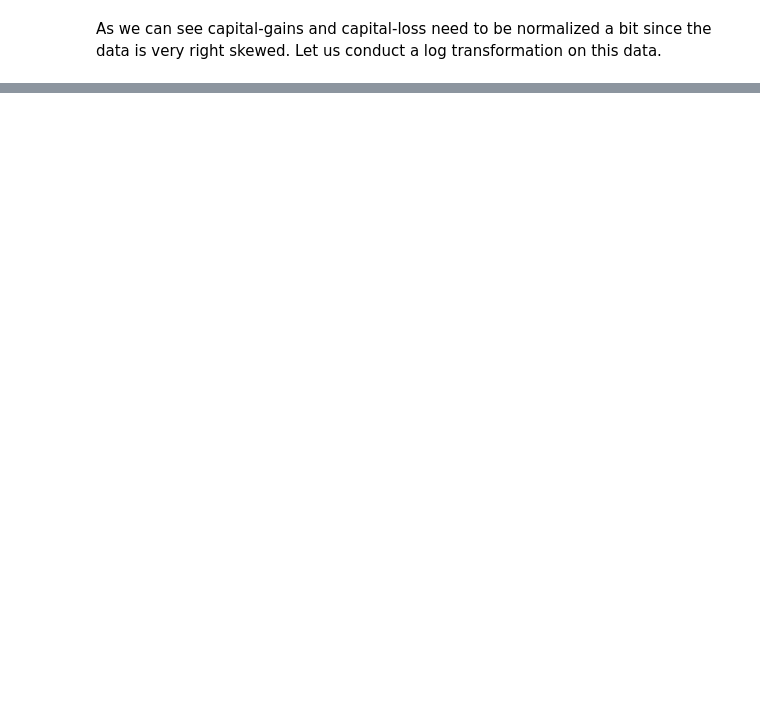
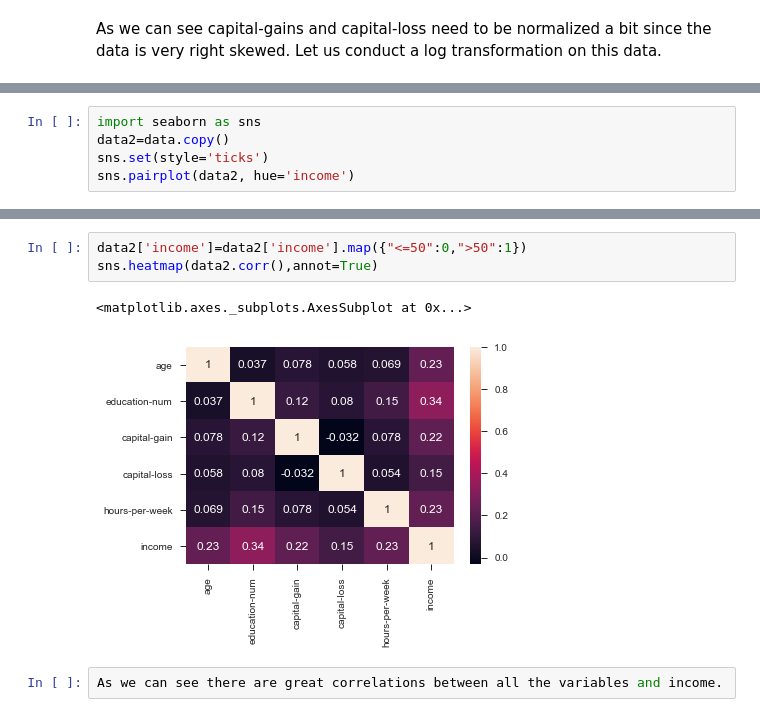
Before and after one commit to jaguila/udacity, a Jupyter notebook: submissions/uci_donors_prediction.ipynb, the cells around one changed output, grey strips where cells are left out. Saved outputs shown, nothing was run; the diff lists cells and outputs as text; blank space fills up the shorter version.

```diff
--- a/submissions/uci_donors_prediction.ipynb
+++ b/submissions/uci_donors_prediction.ipynb
@@ -145,0 +237,5 @@ plot_feats(feats_num, features_log_x)
+# %%
+import seaborn as sns
+data2=data.copy()
+sns.set(style='ticks')
+sns.pairplot(data2, hue='income')
@@ -145,0 +245,8 @@ plot_feats(feats_num, features_log_x)
+# %%
+data2['income']=data2['income'].map({"<=50":0,">50":1})
+sns.heatmap(data2.corr(),annot=True)
+# %% [output]
+<matplotlib.axes._subplots.AxesSubplot at 0x...>
+[figure, added]
+# %%
+As we can see there are great correlations between all the variables and income.
```
Also changed, not shown: parts of 13 cells of this notebook.
